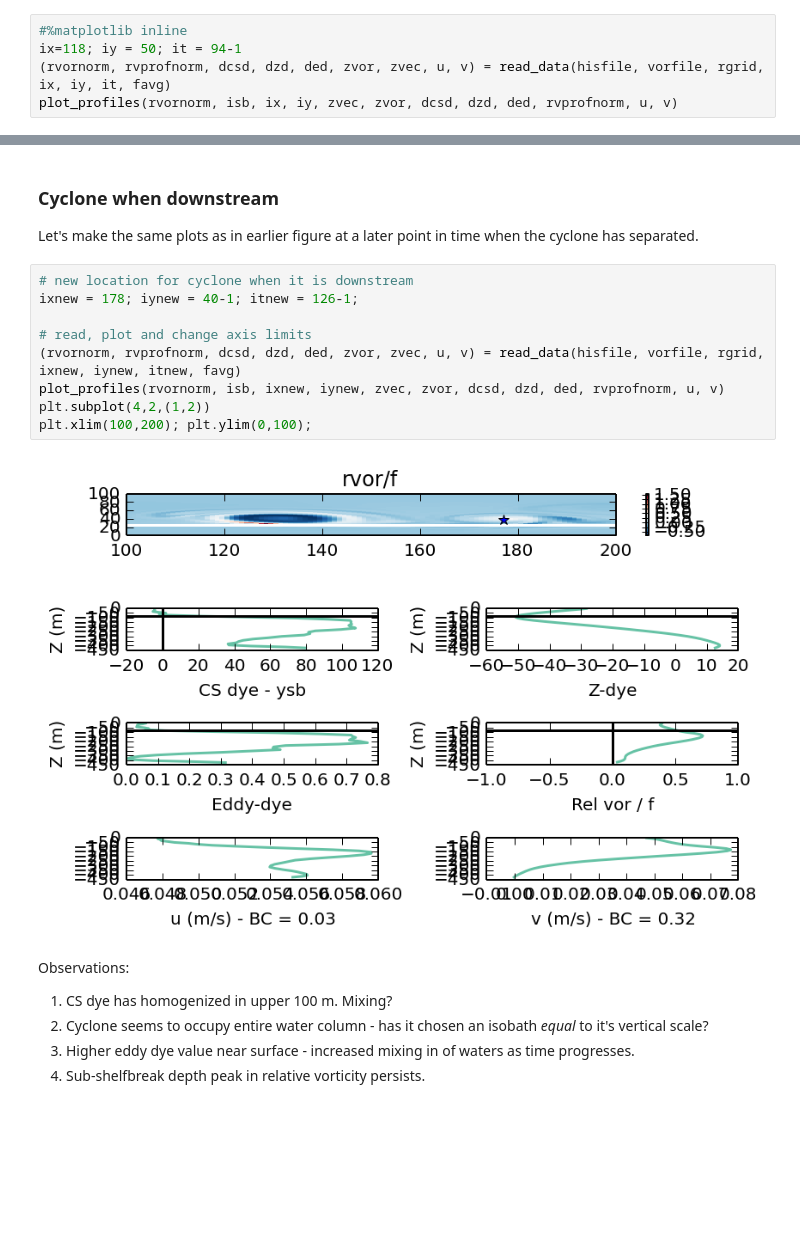
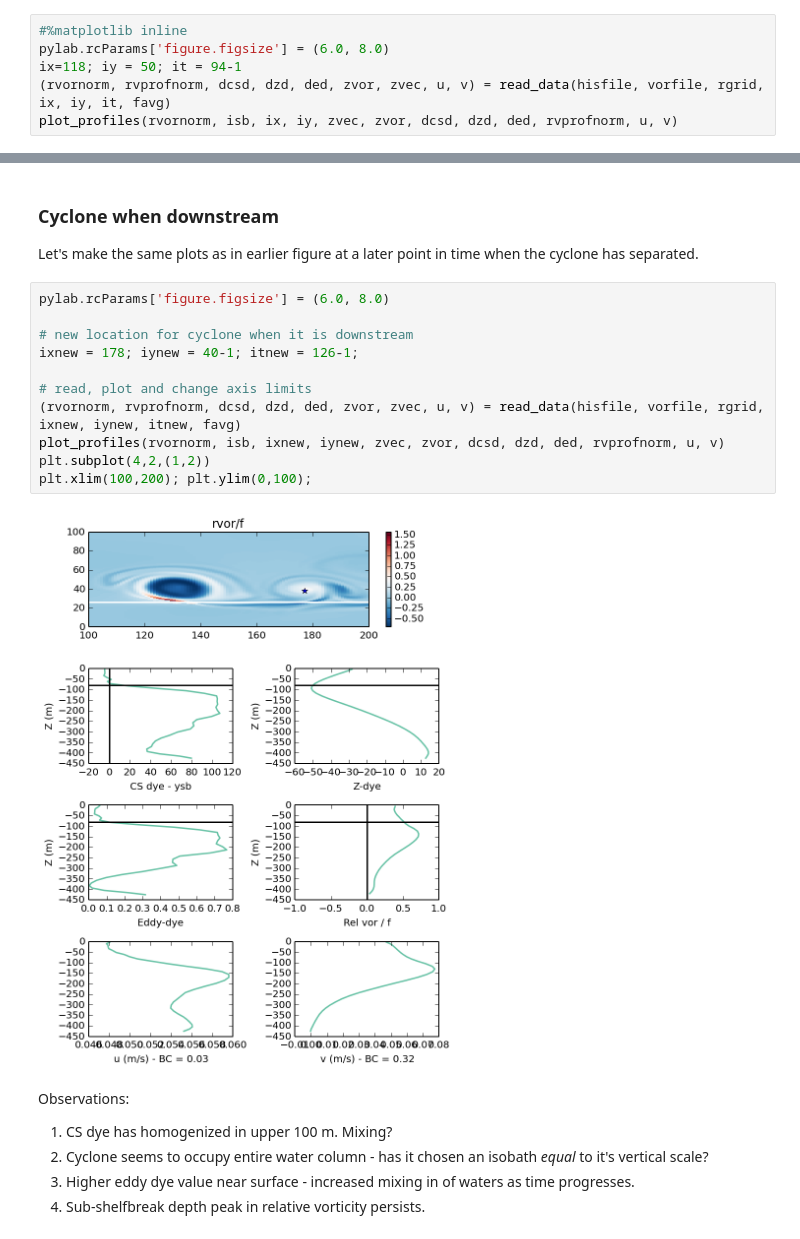
Before and after one commit to dcherian/eddyshelf, a Jupyter notebook: secondary-vortices.ipynb, the cells around one changed output, grey strips where cells are left out. Cells and saved outputs as stored; diff of their text form; blank space fills up the shorter version.

```diff
--- a/secondary-vortices.ipynb
+++ b/secondary-vortices.ipynb
@@ -173,6 +189,7 @@ Load cartesian grid from file
 Plot vertical profiles of dyes and relative vorticity. Plots are at approximately the center of the vortex. Horizontal lines indicate shelfbreak depth.
 # %%
 #%matplotlib inline
+pylab.rcParams['figure.figsize'] = (6.0, 8.0)
 ix=118; iy = 50; it = 94-1
 (rvornorm, rvprofnorm, dcsd, dzd, ded, zvor, zvec, u, v) = read_data(hisfile, vorfile, rgrid, ix, iy, it, favg)
 plot_profiles(rvornorm, isb, ix, iy, zvec, zvor, dcsd, dzd, ded, rvprofnorm, u, v)
@@ -200,16 +217,18 @@ min water is from 9.2023671875 km =  1.8404734375  (shelfbreak) Rossby radii ins
 ### Cyclone when downstream
 Let's make the same plots as in earlier figure at a later point in time when the cyclone has separated.
 # %%
+pylab.rcParams['figure.figsize'] = (6.0, 8.0)
+
 # new location for cyclone when it is downstream
 ixnew = 178; iynew = 40-1; itnew = 126-1;
 
 # read, plot and change axis limits
 (rvornorm, rvprofnorm, dcsd, dzd, ded, zvor, zvec, u, v) = read_data(hisfile, vorfile, rgrid, ixnew, iynew, itnew, favg)
 plot_profiles(rvornorm, isb, ixnew, iynew, zvec, zvor, dcsd, dzd, ded, rvprofnorm, u, v)
 plt.subplot(4,2,(1,2))
 plt.xlim(100,200); plt.ylim(0,100);
 # %% [output]
-[figure, old version]
+[figure, new version]
 # %% [markdown]
 Observations:
 
```
Also changed, not shown: parts of 8 cells of this notebook, 1 other file.
